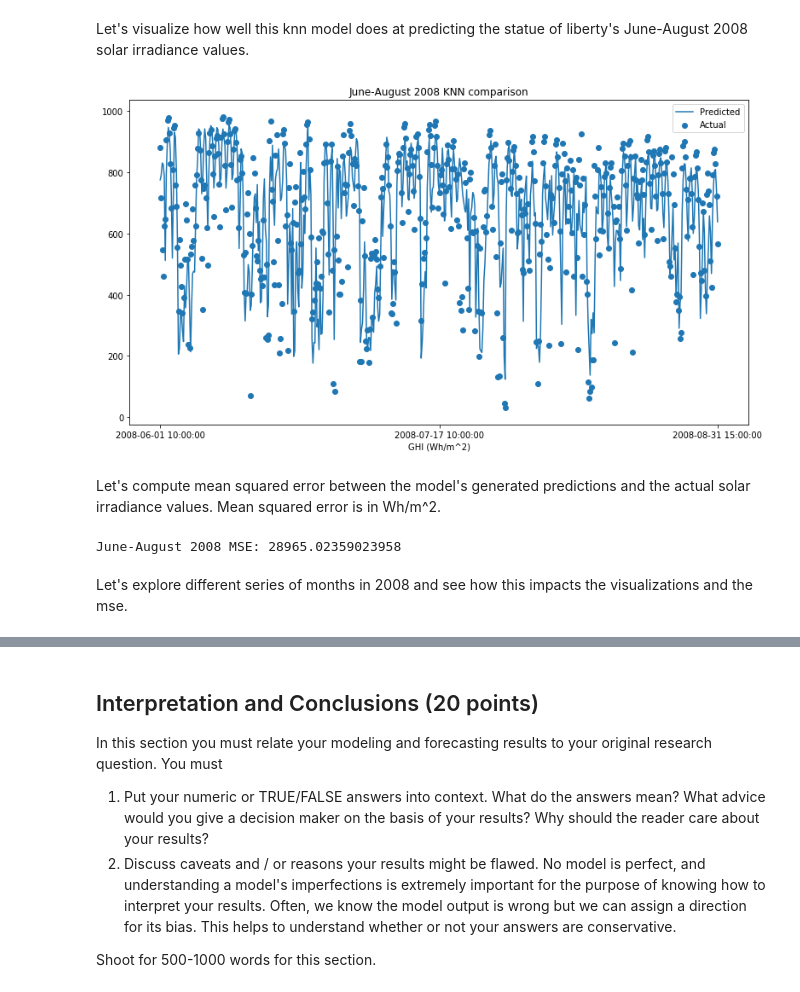
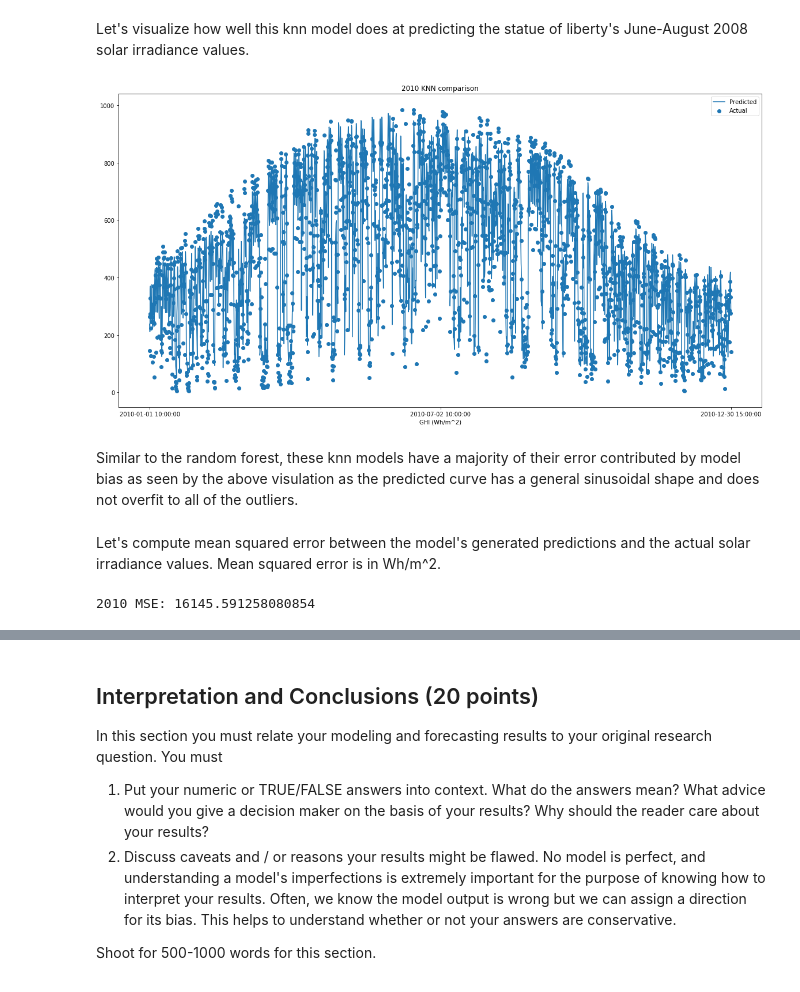
Before and after one commit to jackcsullivan/ER190C_final_proj, a Jupyter notebook: FinalProject.ipynb, the cells around one changed output, grey strips where cells are left out. Drawn from its saved outputs; the diff is of its cells as text; code cells hidden in the pictures.

```diff
--- a/FinalProject.ipynb
+++ b/FinalProject.ipynb
@@ -1355,8 +1422,6 @@ For a given timestamp, we want to be able to create a KNN model and predict the
 # %%
-from sklearn.neighbors import KNeighborsRegressor
-
-import warnings
-warnings.filterwarnings('ignore')
+from sklearn.neighbors import KNeighborsRegressor, DistanceMetric
+import math
 
 # ts is a string in the form of "2008-06-02 10:00:00".
 def get_knn_predict_for_ts(ts):
@@ -1375,7 +1440,10 @@ def get_knn_predict_for_ts(ts):
     X = all_data.drop(columns=["Glo Mod (Wh/m^2)"])
     y = all_data.loc[:, ["Glo Mod (Wh/m^2)"]]
 
-    neigh = KNeighborsRegressor(n_neighbors=11, weights="distance")
+    X['lat'] = [math.radians(d) for d in X.iloc[:, 0]]
+    X['lon'] = [math.radians(d) for d in X.iloc[:, 1]]
+
+    neigh = KNeighborsRegressor(n_neighbors=11, weights="distance", algorithm='ball_tree', metric="haversine")
     neigh.fit(X, y)
     return neigh.predict([[40.69, -74.06]])
 # %% [markdown]
@@ -1393,16 +1461,13 @@ from itertools import chain
 
 index_list = stat_of_lib.index.tolist()
 
-def get_knn_month_data(month):
-    def create_hour_list(month, hour):
-        start_index = index_list.index("2008-" + str(month).zfill(2) + "-01 " + str(hour).zfill(2) + ":00:00")
-        if month > 10:
-            end_index = index_list.index("2009-" + str(month+3-12).zfill(2) + "-01 " + str(hour).zfill(2) + ":00:00")
-        else:
-            end_index = index_list.index("2008-" + str(month+3).zfill(2) + "-01 " + str(hour).zfill(2) + ":00:00")
+def get_knn_year_data(year):
+    def create_hour_list(year, hour):
+        start_index = index_list.index(str(year) + "-01-01 " + str(hour).zfill(2) + ":00:00")
+        end_index = index_list.index(str(year) + "-12-31 " + str(hour).zfill(2) + ":00:00")
         return index_list[start_index:end_index:24]
 
-    ten_list, eleven_list, twelve_list, thirteen_list, fourteen_list, fifteen_list = create_hour_list(month, 10), create_hour_list(month, 11), create_hour_list(month, 12), create_hour_list(month, 13), create_hour_list(month, 14), create_hour_list(month, 15)
+    ten_list, eleven_list, twelve_list, thirteen_list, fourteen_list, fifteen_list = create_hour_list(year, 10), create_hour_list(year, 11), create_hour_list(year, 12), create_hour_list(year, 13), create_hour_list(year, 14), create_hour_list(year, 15)
     time_list = list(chain.from_iterable(zip(ten_list, eleven_list, twelve_list, thirteen_list, fourteen_list, fifteen_list)))
 
 
@@ -1430,19 +1495,20 @@ def plot_knn(time_list, predictions, actuals, title):
     plt.show()
 # %% [markdown]
 Let's visualize how well this knn model does at predicting the statue of liberty's June-August 2008 solar irradiance values.
-# %%
-plt.figure(figsize=(13, 7))
-june_time_list, june_predictions, june_actuals = get_knn_month_data(6)
-plot_knn(june_time_list, june_predictions, june_actuals, "June-August 2008 KNN comparison")
-# %% [output]
-[figure, removed]
+# %%
+time_list_2010, predictions_2010, actuals_2010 = get_knn_year_data(2010)
+# %%
+plt.figure(figsize=(20, 10))
+plot_knn(time_list_2010, predictions_2010, actuals_2010, "2010 KNN comparison")
+# %% [output]
+[figure, added]
+# %% [markdown]
+Similar to the random forest, these knn models have a majority of their error contributed by model bias as seen by the above visulation as the predicted curve has a general sinusoidal shape and does not overfit to all of the outliers.
 # %% [markdown]
 Let's compute mean squared error between the model's generated predictions and the actual solar irradiance values. Mean squared error is in Wh/m^2.
 # %%
 from sklearn.metrics import mean_squared_error
 
-print("June-August 2008 MSE: " + str(mean_squared_error(june_actuals, june_predictions)))
+print("2010 MSE: " + str(mean_squared_error(predictions_2010, actuals_2010)))
 # %% [output]
-June-August 2008 MSE: 28965.02359023958
+2010 MSE: 16145.591258080854
-# %% [markdown]
-Let's explore different series of months in 2008 and see how this impacts the visualizations and the mse.
```
Also changed, not shown: parts of 45 cells of this notebook.
